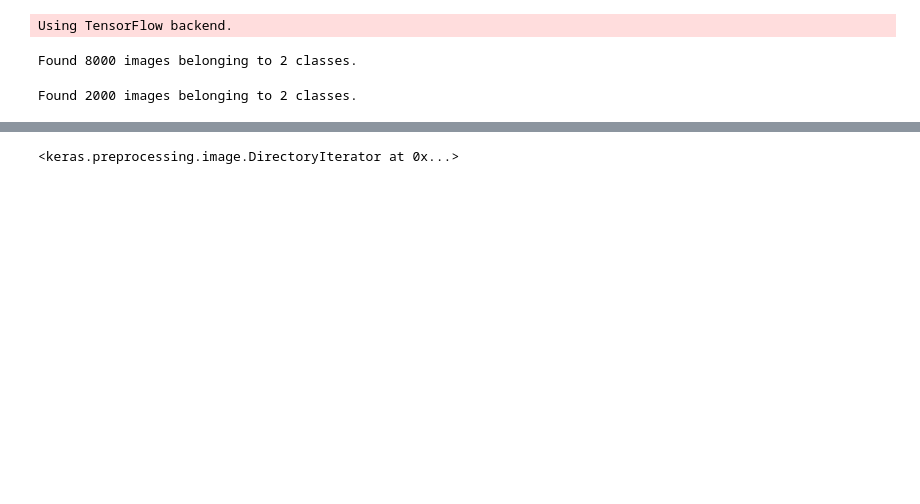
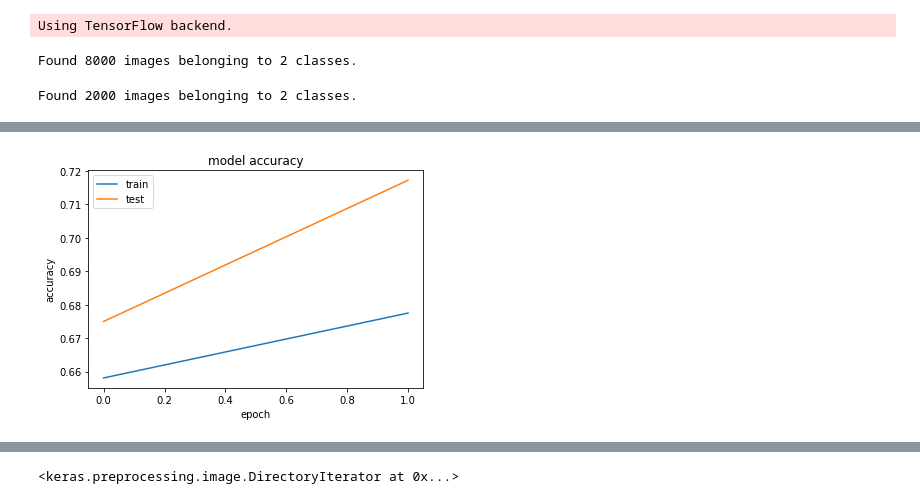
Before and after one commit to asitkdash/Object-Detection-Using-Keras, a Jupyter notebook: Classifier.ipynb, the cells around one changed output, grey strips where cells are left out. Drawn from its saved outputs; the diff is of its cells as text; code cells hidden in the pictures; blank space fills up the shorter version.

Commit message:
Model with graphs

```diff
--- a/Classifier.ipynb
+++ b/Classifier.ipynb
@@ -28,26 +28,24 @@ train_datagen = ImageDataGenerator(
 
 test_datagen = ImageDataGenerator(rescale=1./255)
 # %%
-training_set = train_datagen.flow_from_directory(
-            'C:/Users/asitd/Downloads/CNN-Animal_Classification-master/CNN-Animal_Classification-master/dataset/training_set',
+training_set = train_datagen.flow_from_directory('dataset/training_set',
             target_size=(64,64),
             batch_size=32,
             class_mode='binary')
 # %% [output]
 Found 8000 images belonging to 2 classes.
 # %%
-test_set= test_datagen.flow_from_directory(
-        'C:/Users/asitd/Downloads/CNN-Animal_Classification-master/CNN-Animal_Classification-master/dataset/test_set',
+test_set= test_datagen.flow_from_directory('dataset/test_set',
         target_size=(64, 64),
         batch_size=32,
 class_mode='binary')
 # %% [output]
 Found 2000 images belonging to 2 classes.
 # %%
-model.fit_generator(
+history = model.fit_generator(
         training_set,
         steps_per_epoch=100,
-        epochs=5,
+        epochs=2,
         validation_data=test_set,
-validation_steps=2000)
+validation_steps=20)
 # %% [output]
@@ -64,0 +56,13 @@ Epoch 5/5
+# %%
+import matplotlib.pyplot as plt
+%matplotlib inline
+# from IPython.display import Inline
+plt.plot(history.history['acc'])
+plt.plot(history.history['val_acc'])
+plt.title('model accuracy')
+plt.ylabel('accuracy')
+plt.xlabel('epoch')
+plt.legend(['train', 'test'], loc='upper left')
+plt.show()
+# %% [output]
+[figure, added]
```
Also changed, not shown: parts of 2 cells of this notebook.
